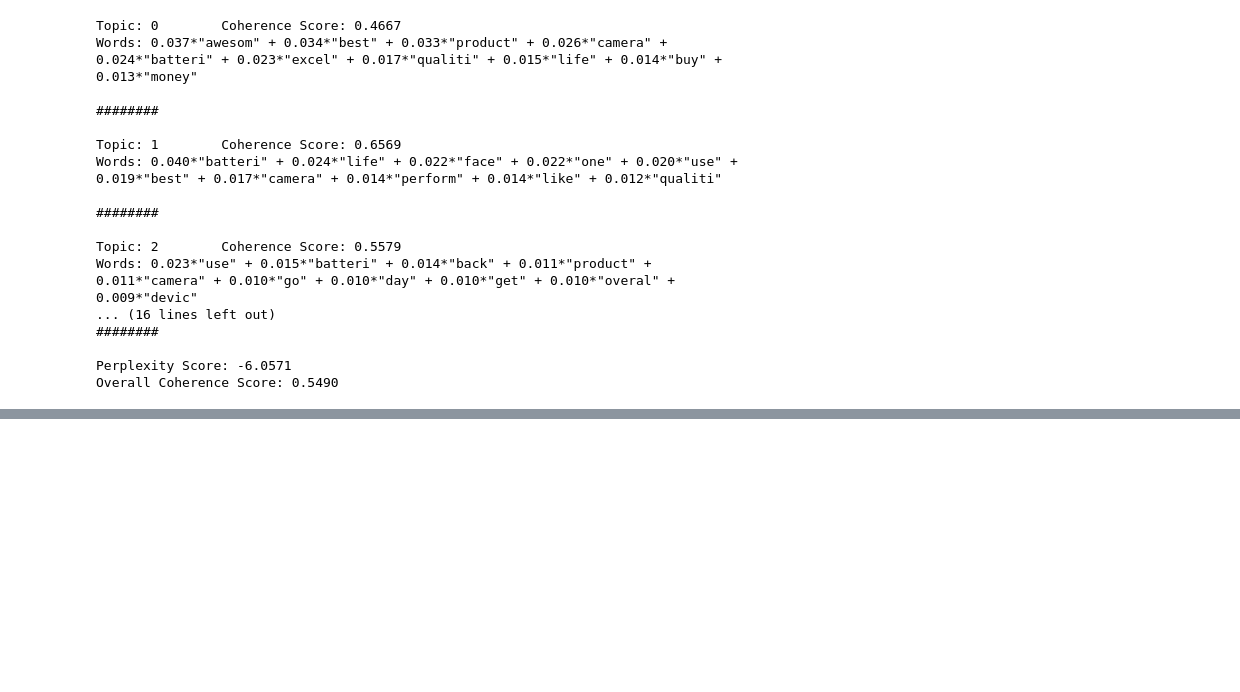
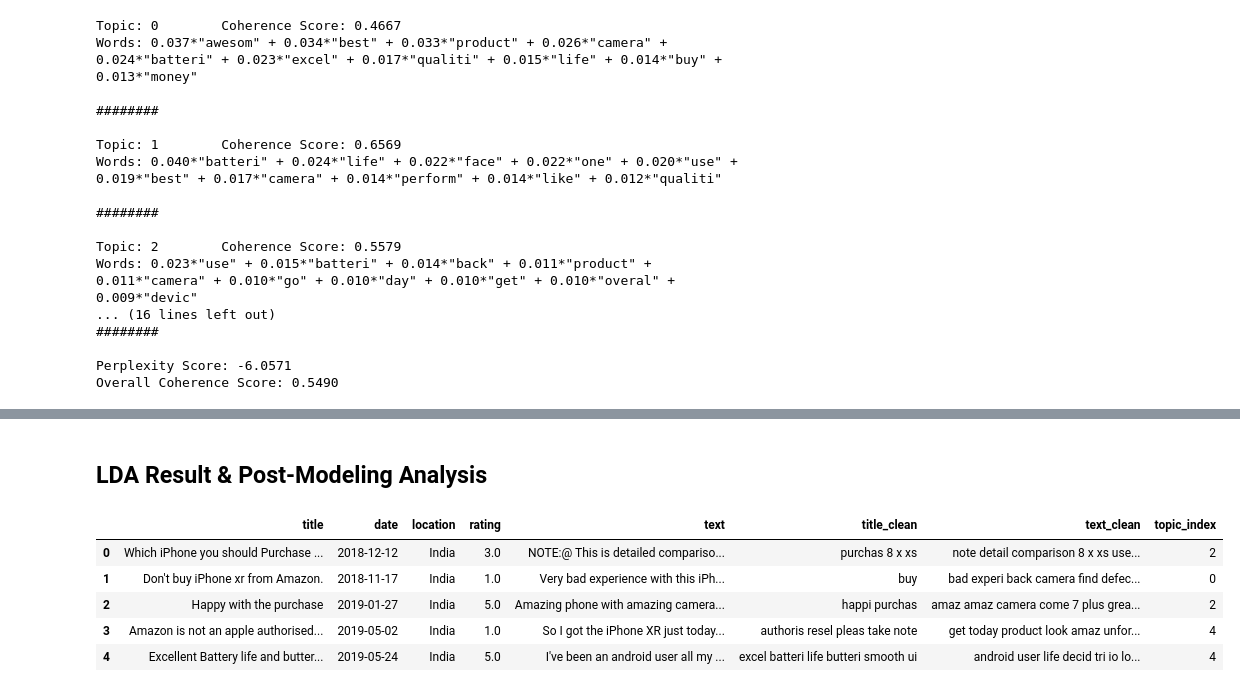
Before and after one commit to gstdl/Amazon-IPhone-XR-Product-Review-Topic-Modeling, a Jupyter notebook: jupyter_notebooks/3. Topic Modeling (LDA).ipynb, the cells around one changed output, grey strips where cells are left out. Saved outputs shown, nothing was run; the diff lists cells and outputs as text; code cells hidden in the pictures; blank space fills up the shorter version.

```diff
--- a/jupyter_notebooks/3. Topic Modeling (LDA).ipynb
+++ b/jupyter_notebooks/3. Topic Modeling (LDA).ipynb
@@ -199,7 +201,7 @@ lda_model.tune(num_topic_range=range(best_k -1, best_k + 2, 1), alpha_range=alph
 # %% [output]
 Finished hyperparameter tuning, model updated!
 # %%
-lda_model.fit(**lda_model.best_params_)
+lda_model.fit(**lda_model.best_params_, predict_training_samples=True)
 
 lda_model.print_output()
 # %% [output]
@@ -224,3 +226,15 @@ Overall Coherence Score: 0.5490
 lda_model.visualize_topics_
 # %% [output]
 [interactive output not drawn]
+# %% [markdown]
+## LDA Result & Post-Modeling Analysis
+# %%
+df['topic_index'] = lda_model.training_samples_prediction_
+df.head()
+# %% [output]
+|  | title | date | location | rating | text | title_clean | text_clean | topic_index |
+| 0 | Which iPhone you should Purchase ... | 2018-12-12 | India | 3.0 | NOTE:@ This is detailed compariso... | purchas 8 x xs | note detail comparison 8 x xs use... | 2 |
+| 1 | Don't buy iPhone xr from Amazon. | 2018-11-17 | India | 1.0 | Very bad experience with this iPh... | buy | bad experi back camera find defec... | 0 |
+| 2 | Happy with the purchase | 2019-01-27 | India | 5.0 | Amazing phone with amazing camera... | happi purchas | amaz amaz camera come 7 plus grea... | 2 |
+| 3 | Amazon is not an apple authorised... | 2019-05-02 | India | 1.0 | So I got the iPhone XR just today... | authoris resel pleas take note | get today product look amaz unfor... | 4 |
+| 4 | Excellent Battery life and butter... | 2019-05-24 | India | 5.0 | I've been an android user all my ... | excel batteri life butteri smooth ui | android user life decid tri io lo... | 4 |
```
Also changed, not shown: parts of 6 cells of this notebook, 5 other files.
